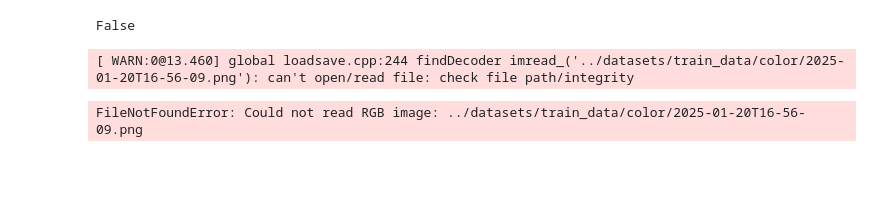
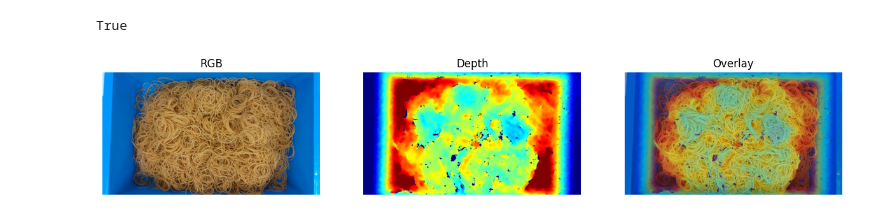
Before and after one commit to Kaisei0504/food-grasping-uncertainty, a Jupyter notebook: scripts/overlay.ipynb, the cells around one changed output. Drawn from its saved outputs; the diff is of its cells as text; code cells hidden in the pictures; blank space fills up the shorter version.

Commit message:
Add depth overlay visualization with heatmap blending

```diff
--- a/scripts/overlay.ipynb
+++ b/scripts/overlay.ipynb
@@ -147,7 +147,7 @@ def show_overlay_inline(
     # 左：RGB
     plt.subplot(1,3,1); plt.imshow(color_rgb); plt.title("RGB"); plt.axis("off")
     # 中央：深度ヒートマップ（near / far をタイトルに表示）
-    plt.subplot(1,3,2); plt.imshow(depth_rgb); plt.title(f"Depth (near={near_used:.2f}m, far={far_used:.2f}m)"); plt.axis("off")
+    plt.subplot(1,3,2); plt.imshow(depth_rgb); plt.title("Depth"); plt.axis("off")
      # 右：オーバーレイ
     plt.subplot(1,3,3); plt.imshow(overlay_rgb); plt.title("Overlay"); plt.axis("off")
     plt.show()
@@ -174,22 +174,21 @@ def show_overlay_inline(
 
     return overlay, depth_cmap, near_used, far_used, saved
 # %%
-print(Path("../datasets/train_data/color/2025-01-20T16-56-09.png").exists())
+print(Path("./data/rgb/2025-01-20T16-56-09.png").exists())
 # %% [output]
-False
+True
 # %%
 overlay, depth_cmap, near_used, far_used, saved = show_overlay_inline(
-    rgb_path=Path("../datasets/train_data/color/2025-01-20T16-56-09.png"),
-    depth_csv_path=Path("../datasets/train_data/csv_depth/2025-01-20T16-56-09.csv"),
+    rgb_path=Path("./data/rgb/2025-01-20T16-56-09.png"),
+    depth_csv_path=Path("./data/csv_depth/2025-01-20T16-56-09.csv"),
     alpha=0.4,          # 重ね具合
     near=None, far=None,# 自動推定。固定したければmで指定
     depth_scale=0.001,  # RealSense: uint16 -> m
-    #save_dir=None
-    save_dir=Path("../datasets/train_data/")  # 保存したくなければ None
+    save_dir=None
+    #save_dir=Path("./data")  # 保存したくなければ None
 )
 
-print("near/far used:", near_used, far_used)
-print(saved)
+#print("near/far used:", near_used, far_used)
+#print(saved)
 # %% [output]
-[ WARN:0@13.460] global loadsave.cpp:244 findDecoder imread_('../datasets/train_data/color/2025-01-20T16-56-09.png'): can't open/read file: check file path/integrity
-FileNotFoundError: Could not read RGB image: ../datasets/train_data/color/2025-01-20T16-56-09.png
+[figure, added]
```
Also changed, not shown: parts of 3 cells of this notebook.
